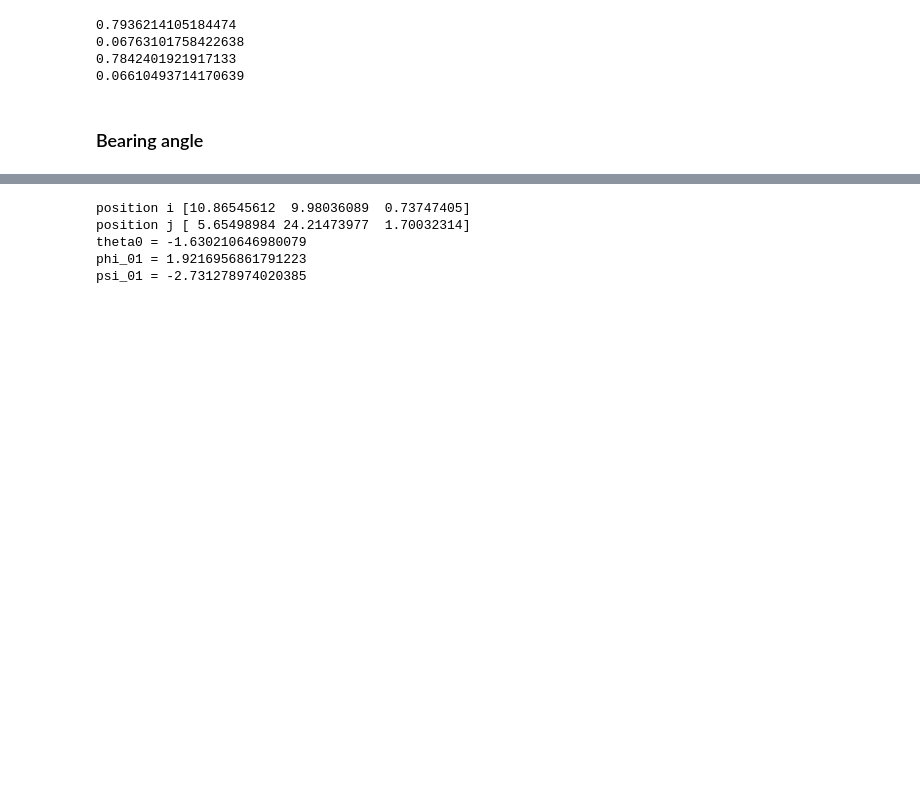
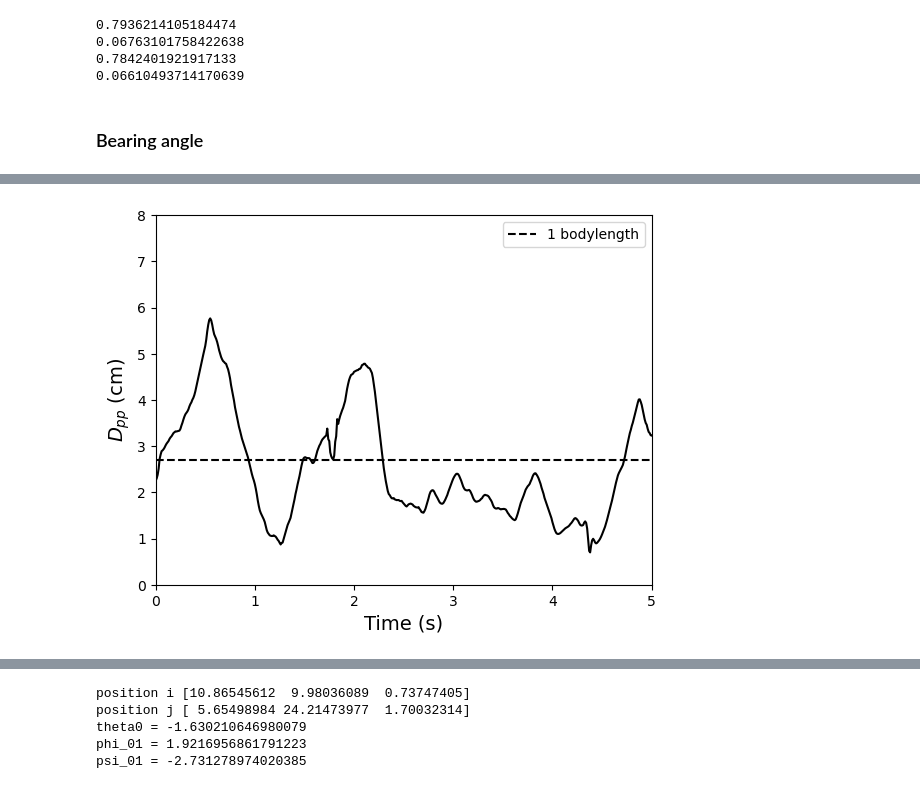
Before and after one commit to Marindevandijk/Thesis-clean, a Jupyter notebook: notebook_exploratory/analyse_data.ipynb, the cells around one changed output, grey strips where cells are left out. Drawn from its saved outputs; the diff is of its cells as text; code cells hidden in the pictures; blank space fills up the shorter version.

```diff
--- a/notebook_exploratory/analyse_data.ipynb
+++ b/notebook_exploratory/analyse_data.ipynb
@@ -336,0 +330,86 @@ plt.show()
+# %%
+def unwrap_with_nans(theta):
+    out = np.full_like(theta, np.nan, dtype=float)
+    valid = np.isfinite(theta)
+
+    idx = np.where(valid)[0]
+    if len(idx) == 0:
+        return out
+
+    breaks = np.where(np.diff(idx) > 1)[0] + 1
+    segments = np.split(idx, breaks)
+
+    for seg in segments:
+        out[seg] = np.unwrap(theta[seg])
+
+    return out
+
+print(pec_fish0.shape, pec_fish1.shape)
+print(type(pec_fish0), type(pec_fish1))
+r = pec_fish1 - pec_fish0
+d = np.linalg.norm(r, axis=1)
+t_d = np.arange(len(d))*dt
+plt.plot(t_d,d,color ='black')
+plt.axhline(y=2.7, color='black', linestyle='--',label = '1 bodylength')
+#plt.xlim(100,104)
+plt.ylim(0,8)
+plt.xlim(379.3,384.3)
+plt.xticks([ 379.3,380.3, 381.3, 382.3, 383.3, 384.3], ["0", "1", "2", "3", "4", "5"])
+plt.ylabel(r'$D_{pp}$ (cm)',size=14)
+plt.legend()
+plt.xlabel("Time (s)",size=14)
+plt.show()
+
+
+psi01_u = unwrap_with_nans(psi_aligned_01) -20
+psi10_u = unwrap_with_nans(psi_aligned_10)
+t_psi = np.arange(len(psi01_u)) * dt
+
+plt.figure(figsize=(10,4))
+plt.plot(t_psi, psi01_u, color = "red")
+plt.plot(t_psi, psi10_u,color="blue")
+
+plt.xlim(41,46)
+plt.xticks([41, 42, 43, 44, 45, 46], ["0", "1", "2", "3", "4", "5"])
+
+yticks = [-7*np.pi, -5*np.pi,-3*np.pi]
+yticklabels = [r"$0$", r"$2\pi$", r"$4\pi$"]
+plt.yticks(yticks, yticklabels)
+plt.xlim(41,46)
+plt.ylim(-25,-5)
+plt.xlabel("Time (s)",size=14)
+plt.ylabel("Relative orientation (Rad)",size=14)
+plt.savefig("../notebook_exploratory/Figures_Final/Relative_orientation.png")
+plt.show()
+
+figs,axs =plt.subplots(2,1,figsize=(3.6,3.2))
+axs[0].plot(t_d,d,color ='black')
+axs[0].axhline(y=2.7, color='black', linestyle='--',label = '1 bodylength')
+#plt.xlim(100,104)
+axs[0].set_ylim(0,8)
+axs[0].set_xlim(379.3,384.3)
+axs[0].set_xticks([ 379.3,380.3, 381.3, 382.3, 383.3, 384.3], ["0", "1", "2", "3", "4", "5"])
+axs[0].set_ylabel(r'$D_{pp}$ (cm)',size=14)
+axs[0].legend()
+axs[0].set_xlabel("Time (s)",size=14)
+
+axs[1].plot(t_psi, psi01_u, color="red")
+axs[1].plot(t_psi, psi10_u, color="blue")
+
+
+axs[1].set_xlim(41,46)
+axs[1].set_xticks([41, 42, 43, 44, 45, 46], ["0", "1", "2", "3", "4", "5"])
+
+yticks = [-7*np.pi, -5*np.pi,-3*np.pi]
+yticklabels = [r"$0$", r"$2\pi$", r"$4\pi$"]
+axs[1].set_yticks(yticks, yticklabels)
+axs[1].set_xlim(41,46)
+axs[1].set_ylim(-25,-5)
+axs[1].set_xlabel("Time (s)",size=14)
+axs[0].yaxis.set_label_coords(-0.12, 0.5)
+axs[1].yaxis.set_label_coords(-0.12, 0.5) # I want the y ax label at same level
+
+axs[1].set_ylabel(r"$\theta_1,\theta_2$ (rad)",size=14)
+plt.savefig("../notebook_exploratory/Figures_Final/distance_Relative_orientation.png",dpi=300, bbox_inches="tight")
+plt.show()
+# %% [output]
@@ -336,0 +418 @@ plt.show()
+[figure, added]
```
Also changed, not shown: parts of 19 cells of this notebook, 17 other files.
